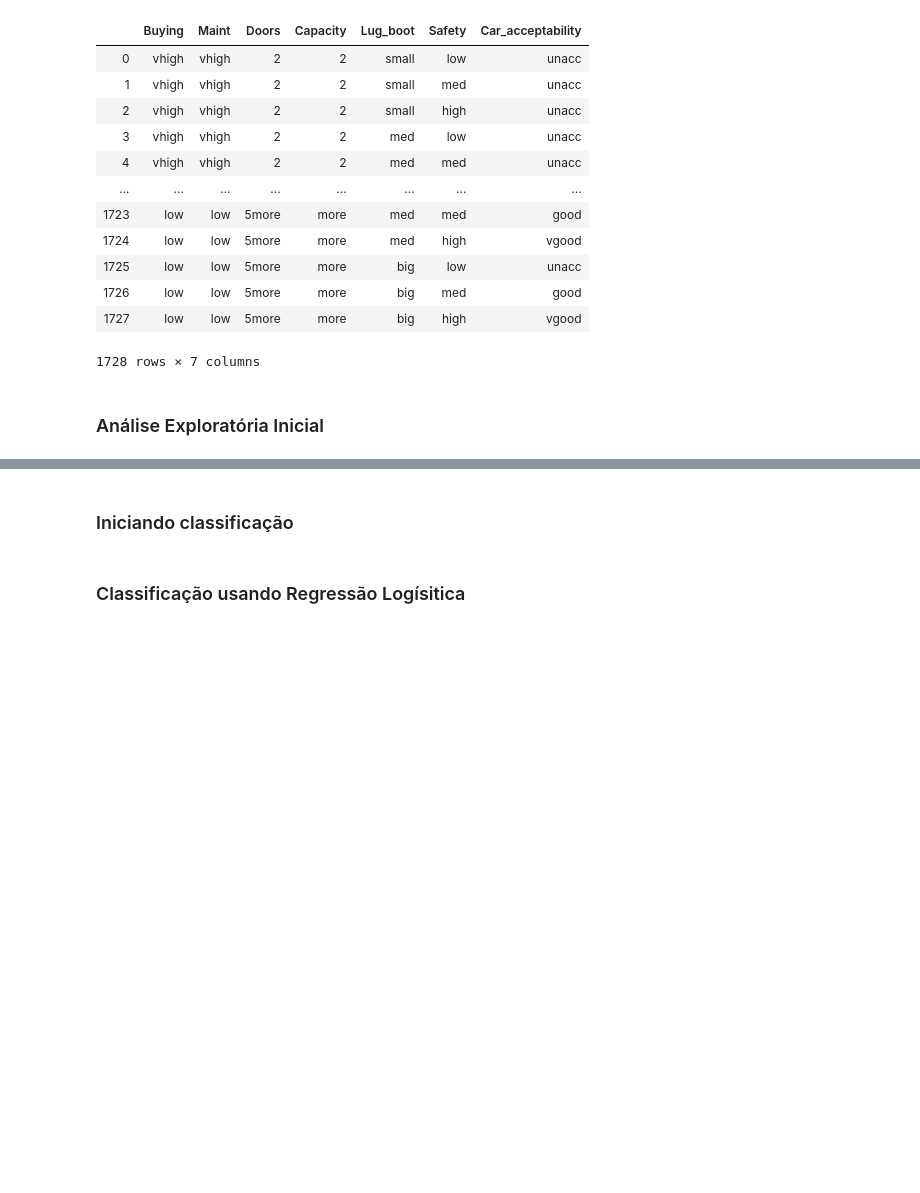
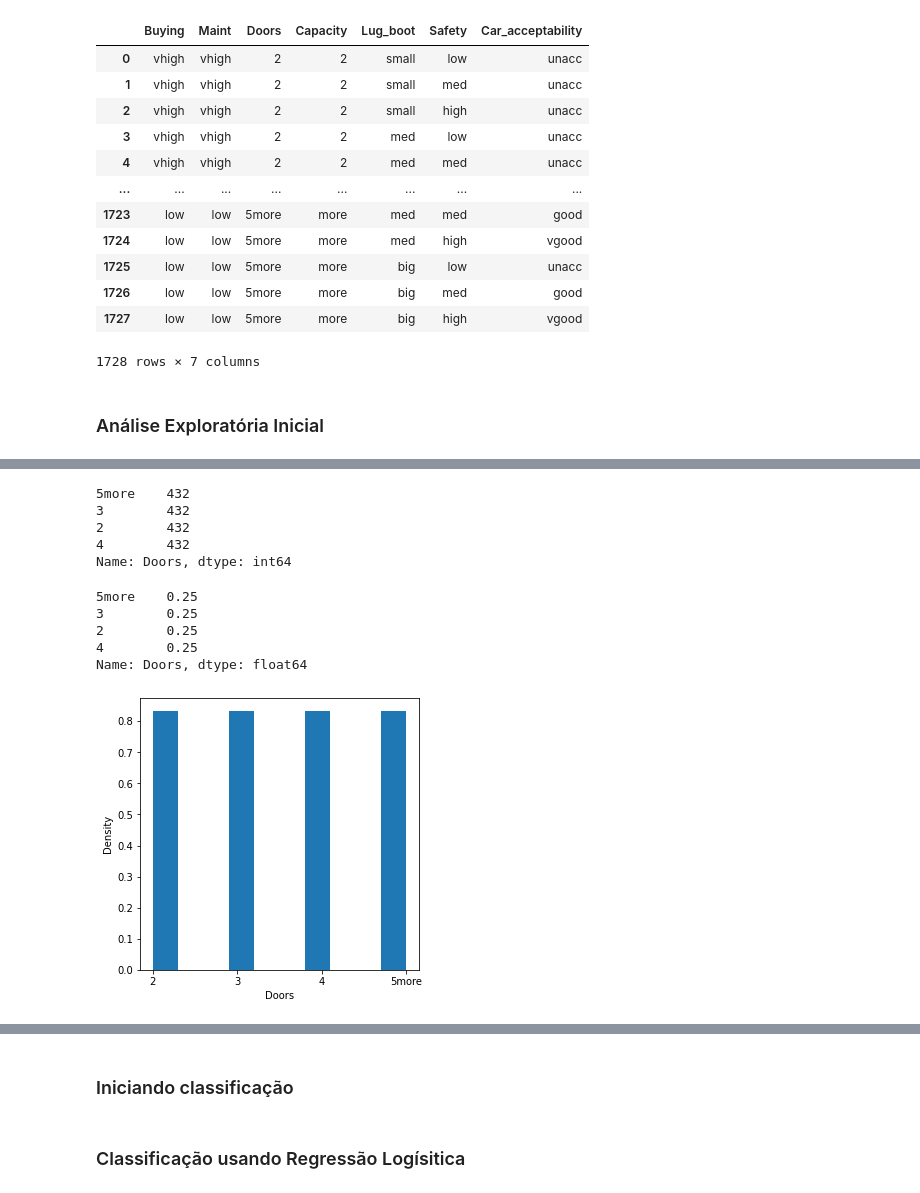
Before and after one commit to josermf2/Projeto2_CDADOS, a Jupyter notebook: Projeto_2_Eduardo_Fabio_Jose_Lucca_CDADOS.ipynb, the cells around one changed output, grey strips where cells are left out. Saved outputs shown, nothing was run; the diff lists cells and outputs as text; code cells hidden in the pictures; blank space fills up the shorter version.

```diff
--- a/Projeto_2_Eduardo_Fabio_Jose_Lucca_CDADOS.ipynb
+++ b/Projeto_2_Eduardo_Fabio_Jose_Lucca_CDADOS.ipynb
@@ -220,0 +111,15 @@ Name: Car_acceptability, dtype: float64
+# %%
+#Doors
+analise_exploratoria(doors)
+# %% [output]
+5more    432
+3        432
+2        432
+4        432
+Name: Doors, dtype: int64
+5more    0.25
+3        0.25
+2        0.25
+4        0.25
+Name: Doors, dtype: float64
+[figure, added]
```
Also changed, not shown: parts of 29 cells of this notebook.
